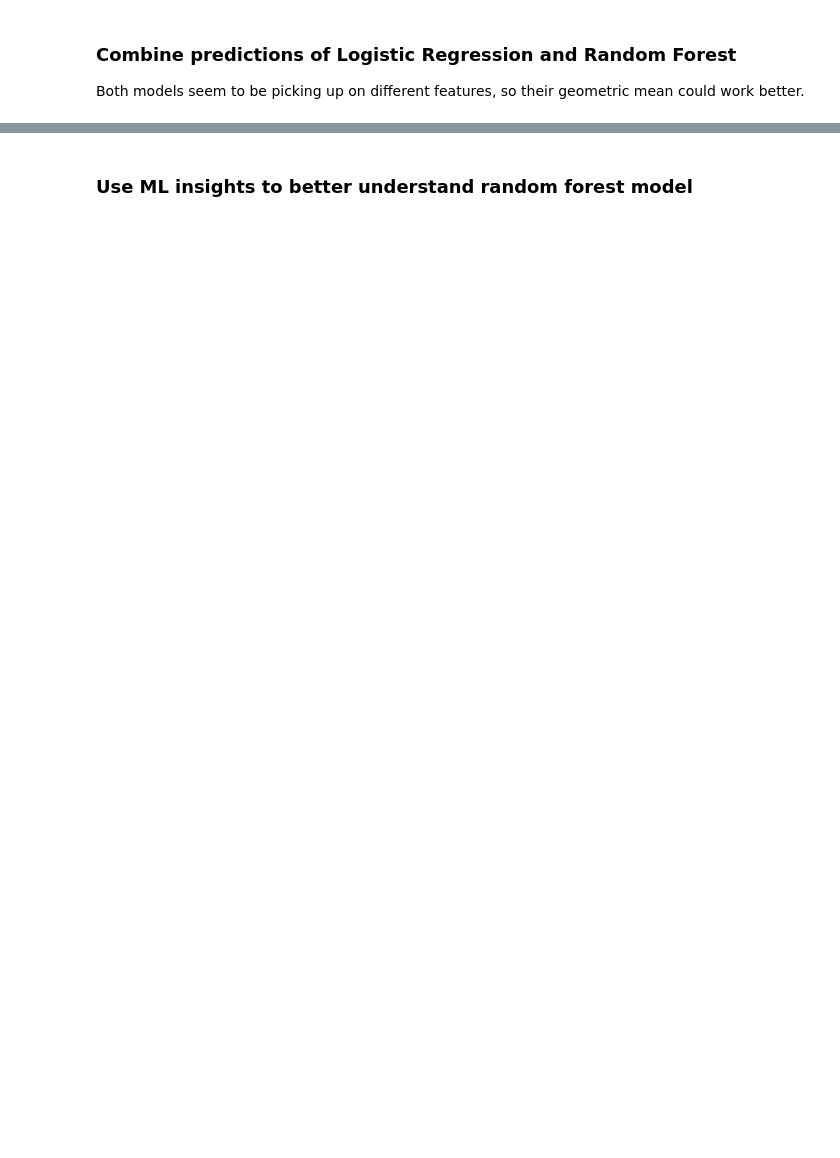
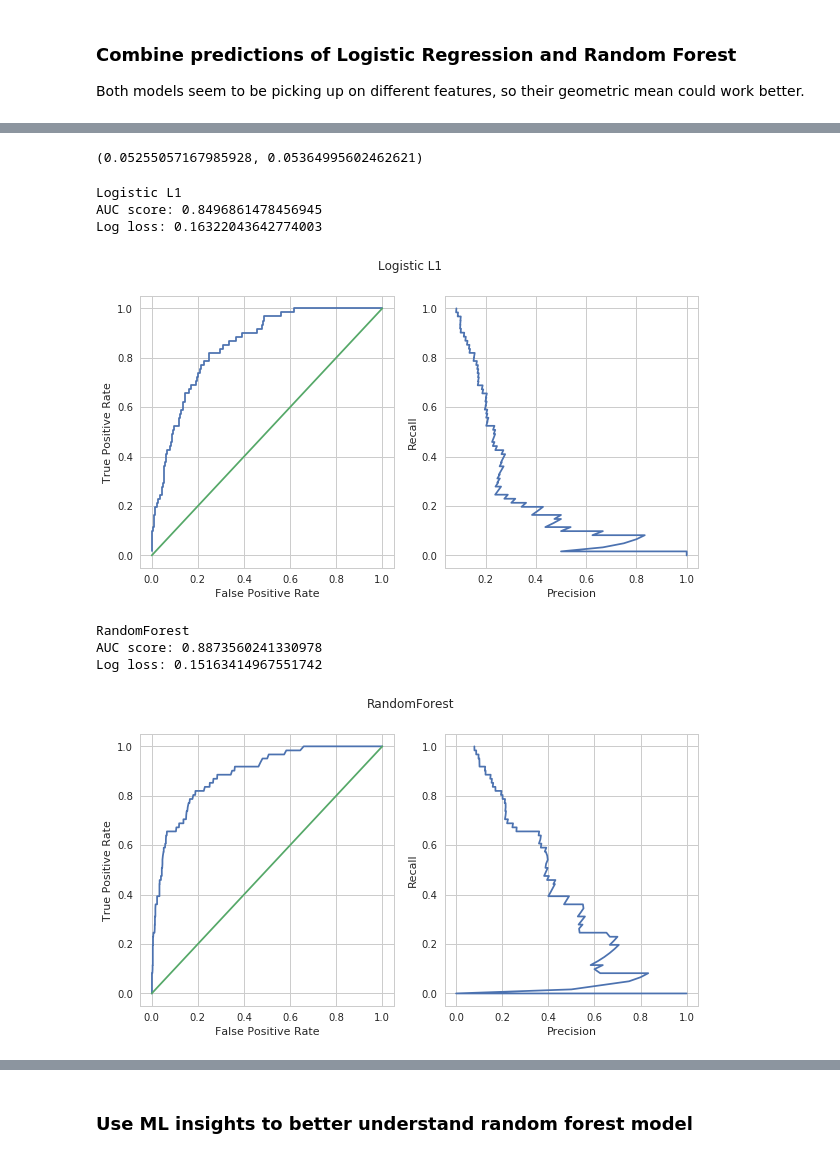
Before and after one commit to aawiegel/CollegeClassification, a Jupyter notebook: Classification.ipynb, the cells around one changed output, grey strips where cells are left out. Cells and saved outputs as stored; diff of their text form; code cells hidden in the pictures; blank space fills up the shorter version.

```diff
--- a/Classification.ipynb
+++ b/Classification.ipynb
@@ -675,0 +710,5 @@ Log loss: 0.18878252001746218
+# %%
+campus_filter = (cleaned_school_df.branches >= 1) &\
+                (cleaned_school_df.main_campus == 1) |\
+                (cleaned_school_df.branches == 0)
+main_campus_df = cleaned_school_df.loc[campus_filter]
@@ -675,0 +735,24 @@ Log loss: 0.18878252001746218
+# %%
+X = main_campus_df.drop(['id', 'city', 'name', 'ownership', 'region_id', 'operating', 'not_operating'], axis = 1)
+y = main_campus_df.not_operating
+# %%
+X_train, X_test, y_train, y_test = train_test_split(X, y, random_state=42, test_size=0.2)
+# %%
+y_train.sum()/len(y_train), y_test.sum()/len(y_test)
+# %% [output]
+(0.05255057167985928, 0.05364995602462621)
+# %%
+models_mc = dict()
+models_mc['Logistic L1'] = LogisticRegression(penalty='l1', C = 0.5)
+models_mc['RandomForest'] = RandomForestClassifier(n_estimators=1000)
+# %%
+fit_models_mc = fit_and_show_metrics(models_mc, X_train, X_test, y_train, y_test)
+# %% [output]
+Logistic L1
+AUC score: 0.8496861478456945
+Log loss: 0.16322043642774003
+[figure, added]
+RandomForest
+AUC score: 0.8873560241330978
+Log loss: 0.15163414967551742
+[figure, added]
```
Also changed, not shown: parts of 22 cells of this notebook.
